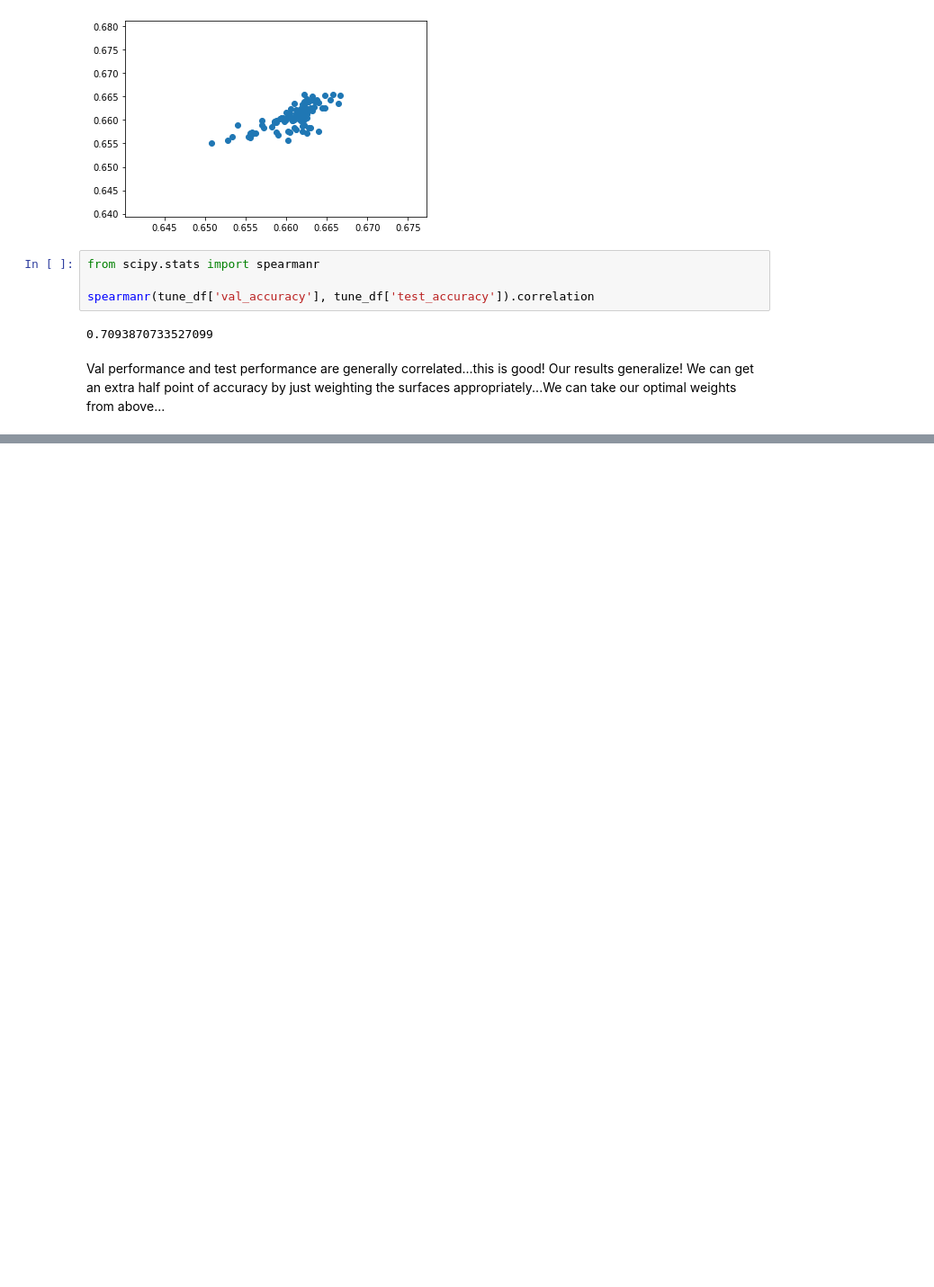
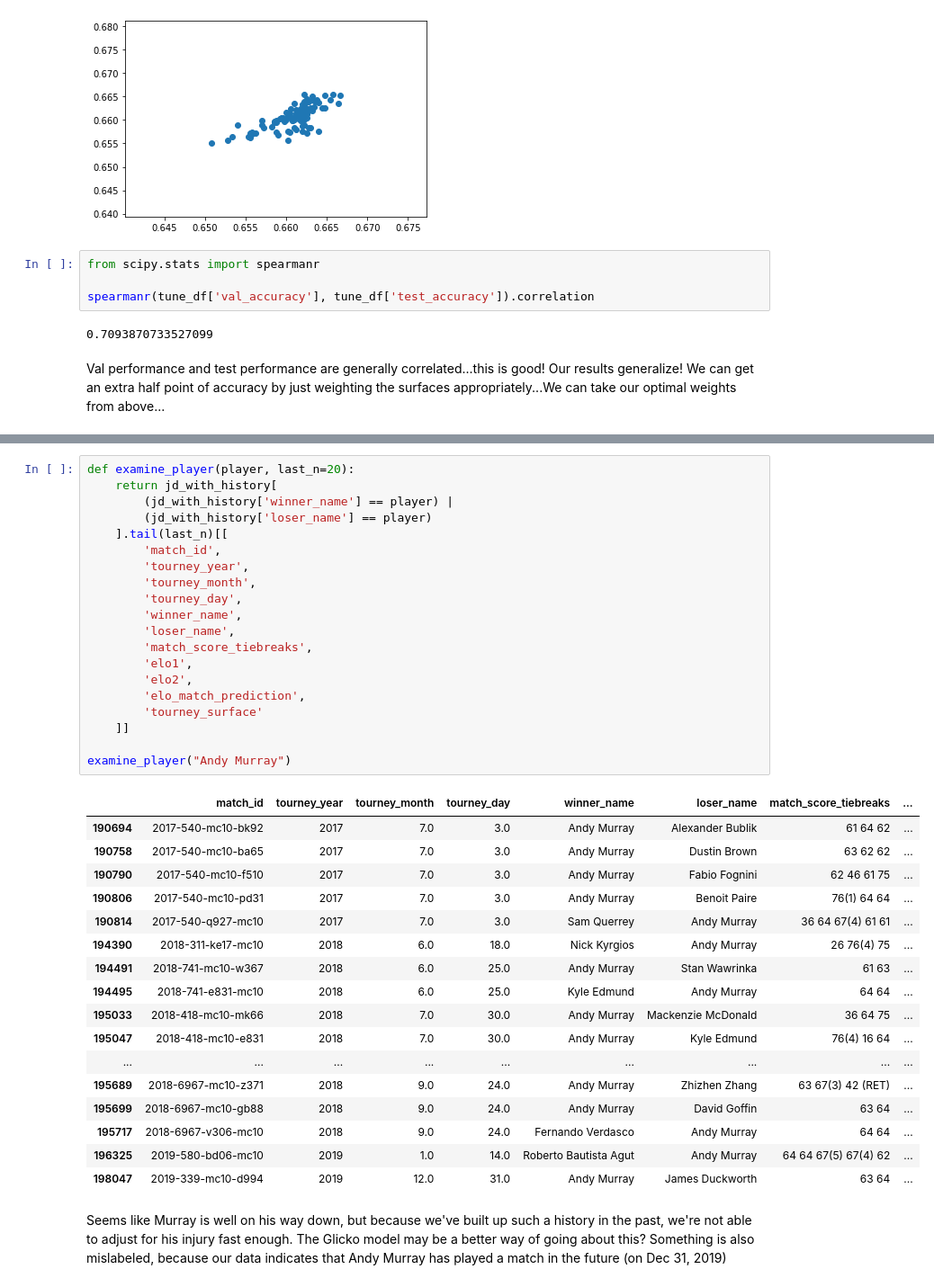
Before and after one commit to siddjagadish/tennis_new, a Jupyter notebook: tennis_new/model/Grass ELO Model.ipynb, the cells around one changed output, grey strips where cells are left out. Shown at 90% size. Cells and saved outputs as stored; diff of their text form; blank space fills up the shorter version.

```diff
--- a/tennis_new/model/Grass ELO Model.ipynb
+++ b/tennis_new/model/Grass ELO Model.ipynb
@@ -180,0 +262,40 @@ Val performance and test performance are generally correlated...this is good!  O
+# %%
+def examine_player(player, last_n=20):
+    return jd_with_history[
+        (jd_with_history['winner_name'] == player) |
+        (jd_with_history['loser_name'] == player)
+    ].tail(last_n)[[
+        'match_id',
+        'tourney_year',
+        'tourney_month',
+        'tourney_day',
+        'winner_name',
+        'loser_name',
+        'match_score_tiebreaks',
+        'elo1',
+        'elo2',
+        'elo_match_prediction',
+        'tourney_surface'
+    ]]
+
+examine_player("Andy Murray")
+# %% [output]
+|  | match_id | tourney_year | tourney_month | tourney_day | winner_name | loser_name | match_score_tiebreaks | ... |
+| 190694 | 2017-540-mc10-bk92 | 2017 | 7.0 | 3.0 | Andy Murray | Alexander Bublik | 61 64 62 | ... |
+| 190758 | 2017-540-mc10-ba65 | 2017 | 7.0 | 3.0 | Andy Murray | Dustin Brown | 63 62 62 | ... |
+| 190790 | 2017-540-mc10-f510 | 2017 | 7.0 | 3.0 | Andy Murray | Fabio Fognini | 62 46 61 75 | ... |
+| 190806 | 2017-540-mc10-pd31 | 2017 | 7.0 | 3.0 | Andy Murray | Benoit Paire | 76(1) 64 64 | ... |
+| 190814 | 2017-540-q927-mc10 | 2017 | 7.0 | 3.0 | Sam Querrey | Andy Murray | 36 64 67(4) 61 61 | ... |
+| 194390 | 2018-311-ke17-mc10 | 2018 | 6.0 | 18.0 | Nick Kyrgios | Andy Murray | 26 76(4) 75 | ... |
+| 194491 | 2018-741-mc10-w367 | 2018 | 6.0 | 25.0 | Andy Murray | Stan Wawrinka | 61 63 | ... |
+| 194495 | 2018-741-e831-mc10 | 2018 | 6.0 | 25.0 | Kyle Edmund | Andy Murray | 64 64 | ... |
+| 195033 | 2018-418-mc10-mk66 | 2018 | 7.0 | 30.0 | Andy Murray | Mackenzie McDonald | 36 64 75 | ... |
+| 195047 | 2018-418-mc10-e831 | 2018 | 7.0 | 30.0 | Andy Murray | Kyle Edmund | 76(4) 16 64 | ... |
+| ... | ... | ... | ... | ... | ... | ... | ... | ... |
+| 195689 | 2018-6967-mc10-z371 | 2018 | 9.0 | 24.0 | Andy Murray | Zhizhen Zhang | 63 67(3) 42 (RET) | ... |
+| 195699 | 2018-6967-mc10-gb88 | 2018 | 9.0 | 24.0 | Andy Murray | David Goffin | 63 64 | ... |
+| 195717 | 2018-6967-v306-mc10 | 2018 | 9.0 | 24.0 | Fernando Verdasco | Andy Murray | 64 64 | ... |
+| 196325 | 2019-580-bd06-mc10 | 2019 | 1.0 | 14.0 | Roberto Bautista Agut | Andy Murray | 64 64 67(5) 67(4) 62 | ... |
+| 198047 | 2019-339-mc10-d994 | 2019 | 12.0 | 31.0 | Andy Murray | James Duckworth | 63 64 | ... |
+# %% [markdown]
+Seems like Murray is well on his way down, but because we've built up such a history in the past, we're not able to adjust for his injury fast enough.  The Glicko model may be a better way of going about this?  Something is also mislabeled, because our data indicates that Andy Murray has played a match in the future (on Dec 31, 2019)
```
Also changed, not shown: parts of 23 cells of this notebook, 5 other files.
